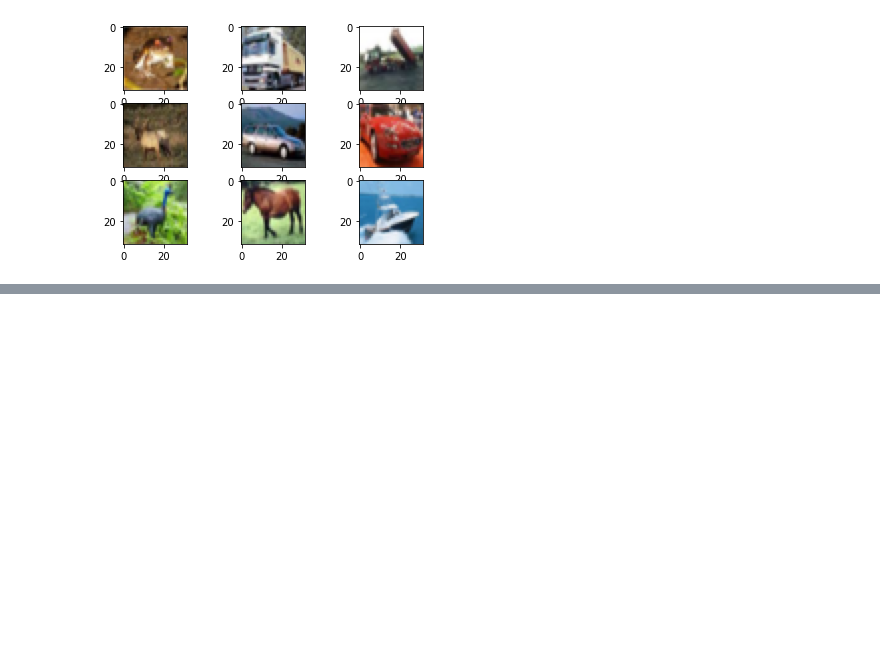
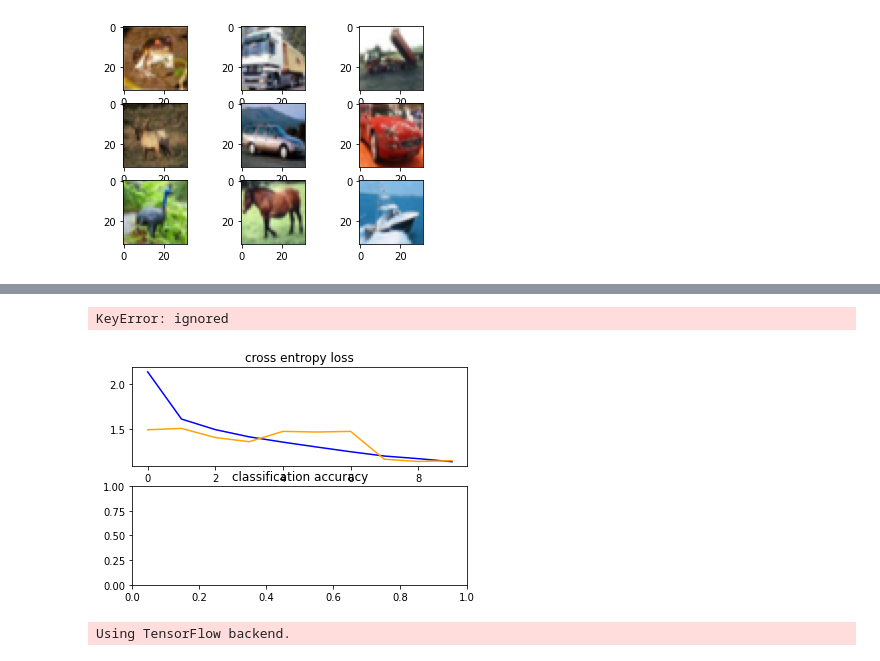
Before and after one commit to rajeevfromkrec/computer-vision, a Jupyter notebook: Project1.ipynb, the cells around one changed output, grey strips where cells are left out. Saved outputs shown, nothing was run; the diff lists cells and outputs as text; code cells hidden in the pictures; blank space fills up the shorter version.

```diff
--- a/Project1.ipynb
+++ b/Project1.ipynb
@@ -28,0 +45,13 @@ plt.show()
+# %%
+def load_dataset():
+  (trainx,trainy) ,(testx,testy) =cifar10.load_data()
+  trainy= tf.keras.utils.to_categorical(trainy)
+  testy =tf.keras.utils.to_categorical(testy)
+  return trainx,trainy,testx,testy
+# %%
+def prep_pixels(train,test):
+  train_norm= train.astype('float32')
+  test_norm= test.astype('float32')
+  train_norm=train_norm/255.0
+  test_norm= test_norm/255.0
+  return train_norm,test_norm
@@ -28,0 +93,25 @@ plt.show()
+# %%
+def summary_diagnostic(history):
+  plt.subplot(211)
+  plt.title('cross entropy loss')
+  plt.plot(history.history['loss'],color='blue',label='train')
+  plt.plot(history.history['val_loss'],color='orange',label='validation')
+
+  plt.subplot(212)
+  plt.title('classification accuracy')
+  plt.plot(history.history['accuracy'],color='blue',label='train')
+  plt.plot(history.history['val_accuracy'],color='orange',label='validation')
+# %%
+def run_test_harness():
+  trainx, trainy, testx, testy = load_dataset()
+  trainx,testx = prep_pixels(trainx,testx)
+  model= define_model()
+  datagen= ImageDataGenerator(width_shift_range=.1 , height_shift_range=.1, horizontal_flip=True)
+  it_train= datagen.flow(trainx, trainy, batch_size=64)
+  steps= int(trainx.shape[0]/64)
+  history=model.fit_generator(it_train, steps_per_epoch=steps ,epochs=10 ,validation_data=(testx,testy), verbose=0)
+  _,acc= model.evaluate(testx,testy, verbose=0)
+  summary_diagnostic(history)
+# %%
+run_test_harness()
+# %% [output]
@@ -28,0 +120,16 @@ plt.show()
+KeyError: ignored
+[figure, added]
+# %%
+from keras.preprocessing.image import load_img
+from keras.preprocessing.image import img_to_array
+from keras.models import load_model
+
+def load_image(filename):
+  img= load_image(filename,target_size=(32,32))
+  img= img_to_array(img)
+  img=image.reshape(1,32,32,3)
+  img= img.astype('float32')
+  img= img/255.0
+  return img
+# %% [output]
+Using TensorFlow backend.
```
Also changed, not shown: parts of 8 cells of this notebook.
